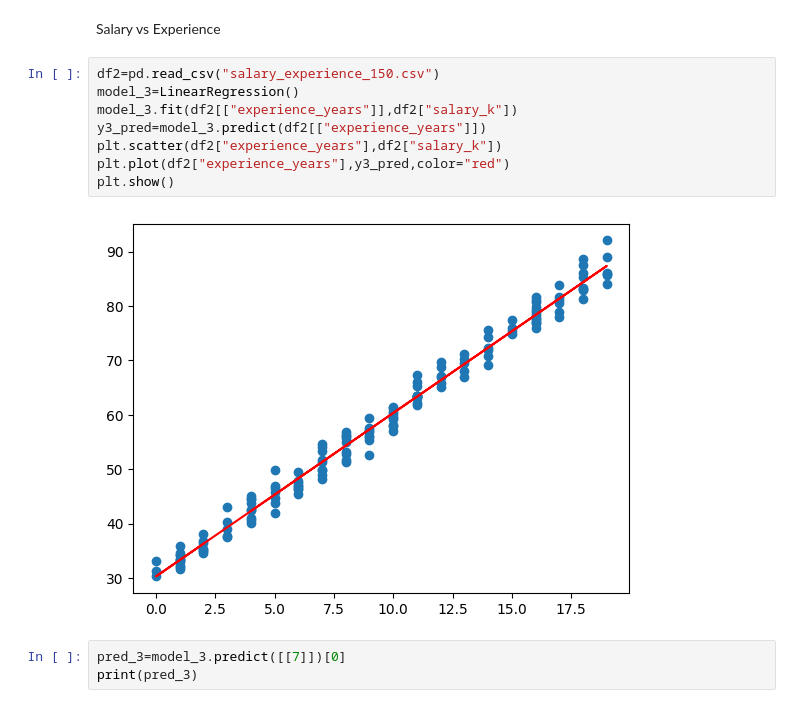
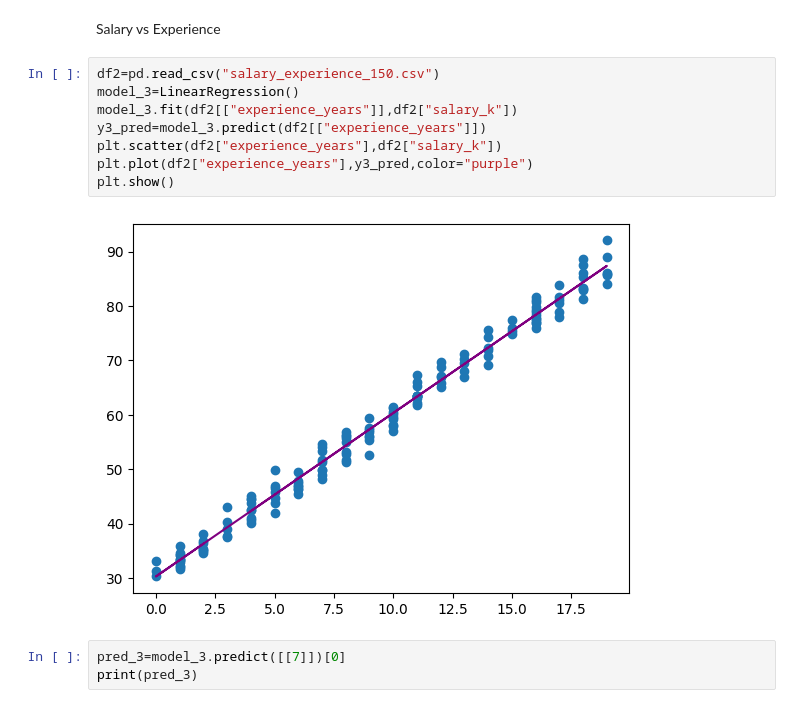
Before and after one commit to YUVASHRI-25/linear-regression, a Jupyter notebook: code.ipynb, the cells around one changed output. Saved outputs shown, nothing was run; the diff lists cells and outputs as text.

```diff
--- a/code.ipynb
+++ b/code.ipynb
@@ -51,13 +52,13 @@ Salary vs Experience
 # %%
 df2=pd.read_csv("salary_experience_150.csv")
 model_3=LinearRegression()
 model_3.fit(df2[["experience_years"]],df2["salary_k"])
 y3_pred=model_3.predict(df2[["experience_years"]])
 plt.scatter(df2["experience_years"],df2["salary_k"])
-plt.plot(df2["experience_years"],y3_pred,color="red")
+plt.plot(df2["experience_years"],y3_pred,color="purple")
 plt.show()
 # %% [output]
-[figure, old version]
+[figure, new version]
 # %%
 pred_3=model_3.predict([[7]])[0]
 print(pred_3)
```
Also changed, not shown: parts of 3 cells of this notebook.
